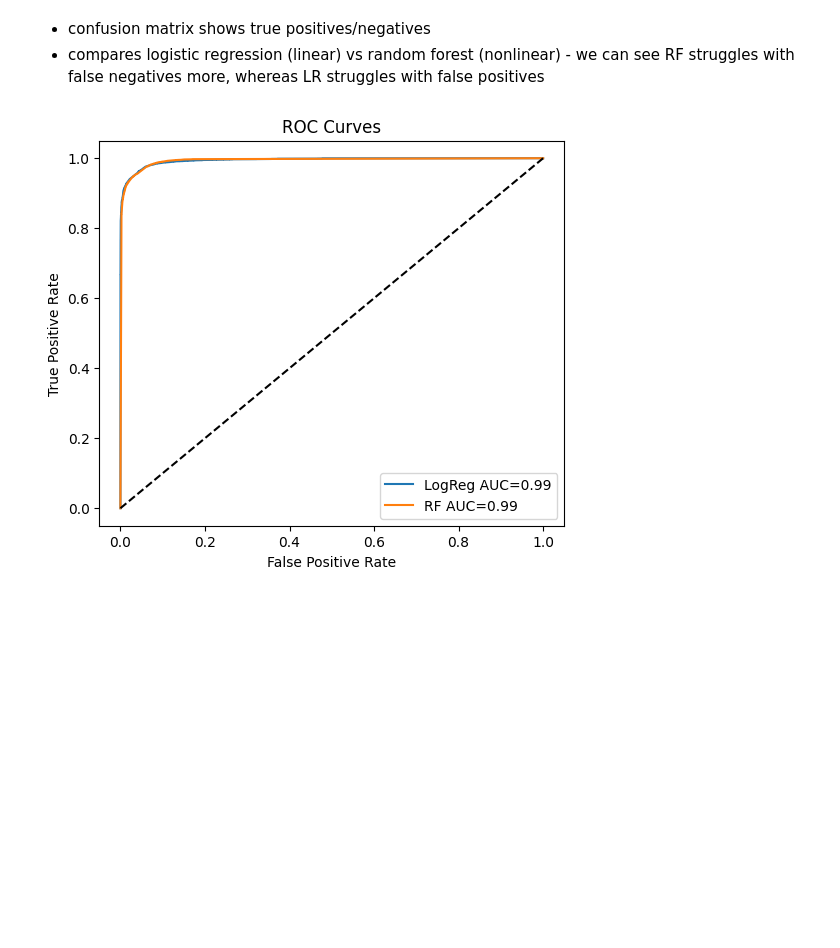
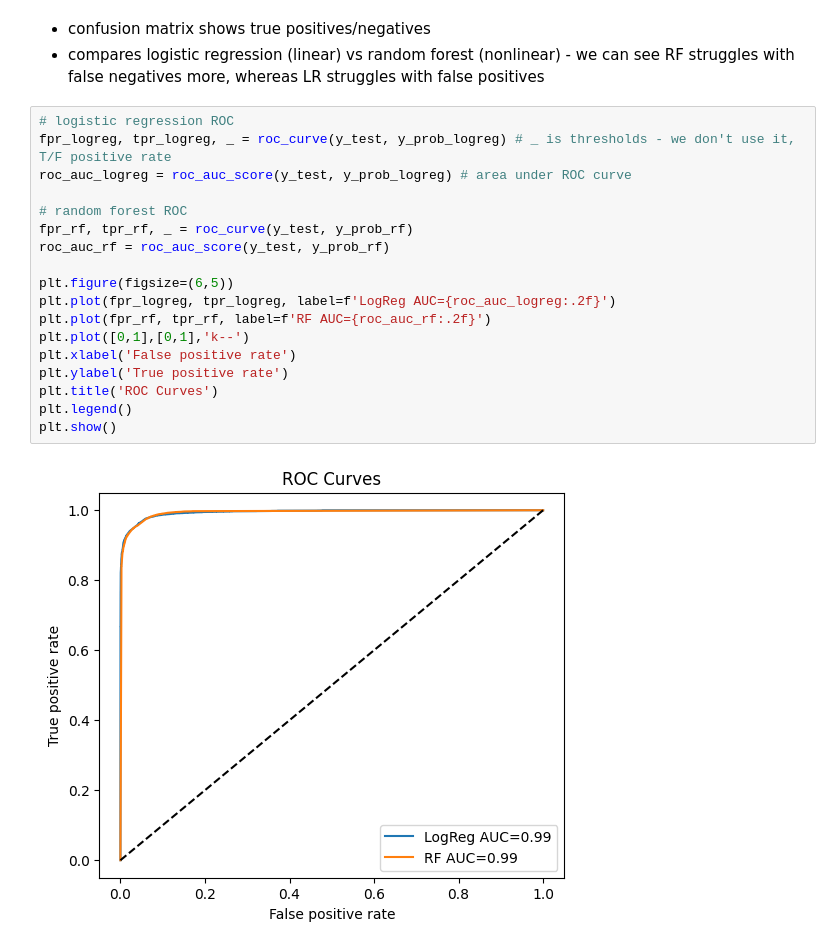
Before and after one commit to seiryuu9/ml-analysis-lol, a Jupyter notebook: notebooks/04_ModelEvaluation.ipynb, the cells around one changed output. Saved outputs shown, nothing was run; the diff lists cells and outputs as text; blank space fills up the shorter version.

```diff
--- a/notebooks/04_ModelEvaluation.ipynb
+++ b/notebooks/04_ModelEvaluation.ipynb
@@ -51,5 +51,22 @@ plot_confusion(y_test, y_pred_rf, 'Random forest')
 - confusion matrix shows true positives/negatives
 - compares logistic regression (linear) vs random forest (nonlinear) - we can see RF struggles with false negatives more, whereas LR struggles with false positives
 # %%
+# logistic regression ROC
+fpr_logreg, tpr_logreg, _ = roc_curve(y_test, y_prob_logreg) # _ is thresholds - we don't use it, T/F positive rate
+roc_auc_logreg = roc_auc_score(y_test, y_prob_logreg) # area under ROC curve
+
+# random forest ROC
+fpr_rf, tpr_rf, _ = roc_curve(y_test, y_prob_rf)
+roc_auc_rf = roc_auc_score(y_test, y_prob_rf)
+
+plt.figure(figsize=(6,5))
+plt.plot(fpr_logreg, tpr_logreg, label=f'LogReg AUC={roc_auc_logreg:.2f}')
+plt.plot(fpr_rf, tpr_rf, label=f'RF AUC={roc_auc_rf:.2f}')
+plt.plot([0,1],[0,1],'k--')
+plt.xlabel('False positive rate')
+plt.ylabel('True positive rate')
+plt.title('ROC Curves')
+plt.legend()
+plt.show()
 # %% [output]
-[figure, old version]
+[figure, new version]
```
Also changed, not shown: parts of 2 cells of this notebook, 2 other files.
